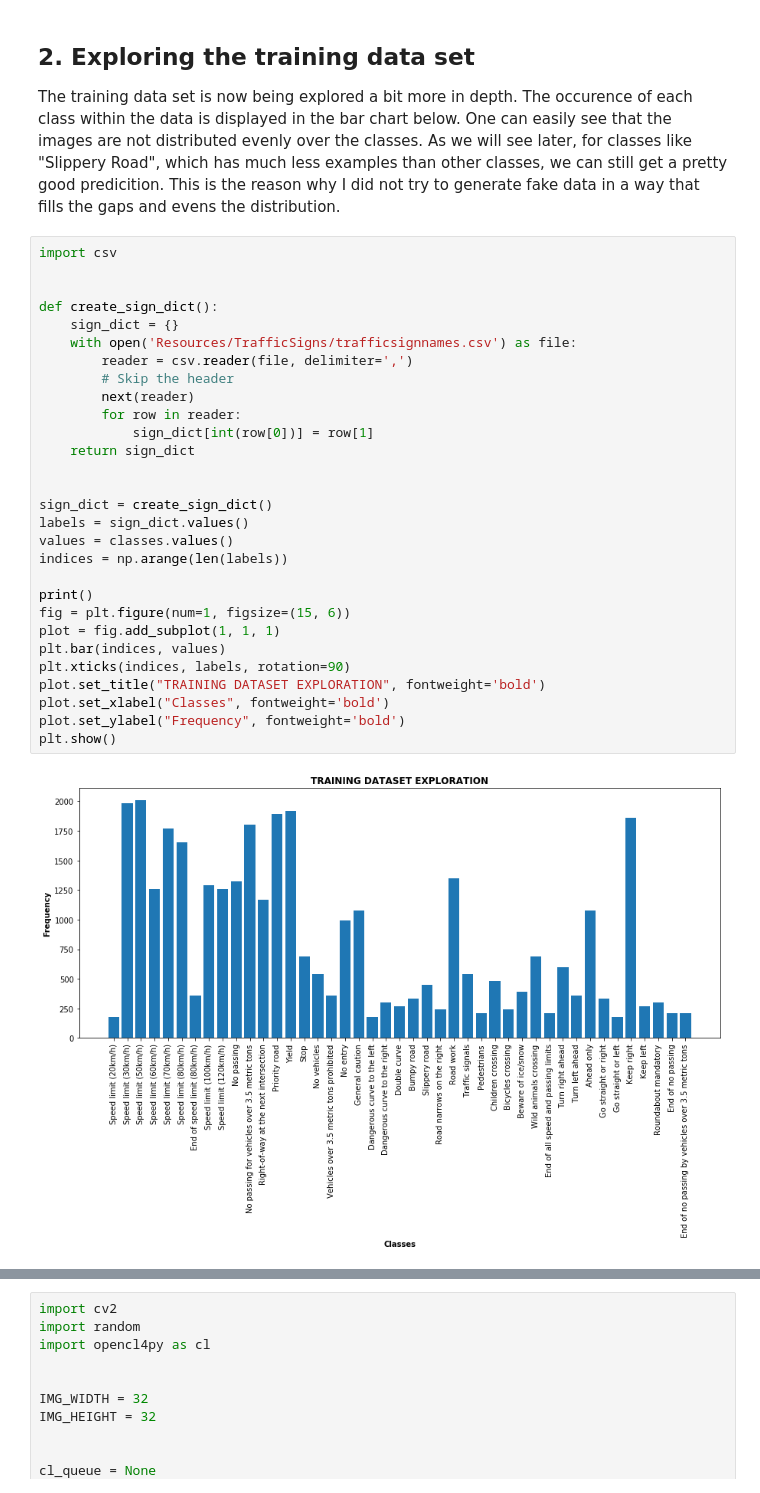
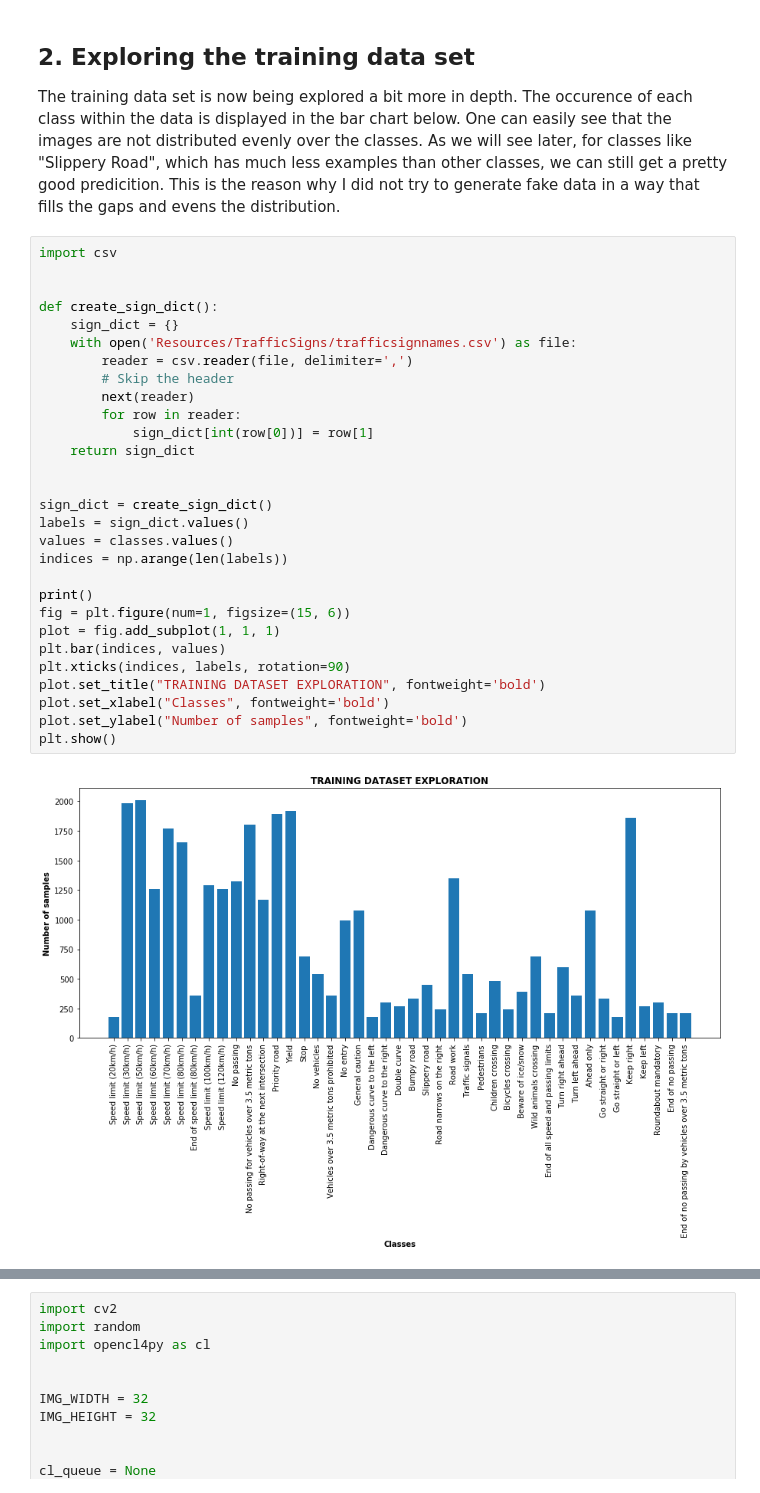
Before and after one commit to rocky3355/TrafficSignClassifier, a Jupyter notebook: Main.ipynb, the cells around one changed output, grey strips where cells are left out. Saved outputs shown, nothing was run; the diff lists cells and outputs as text.

```diff
--- a/Main.ipynb
+++ b/Main.ipynb
@@ -70,34 +70,34 @@ The training data set is now being explored a bit more in depth. The occurence o
 # %%
 import csv
 
 
 def create_sign_dict():
     sign_dict = {}
     with open('Resources/TrafficSigns/trafficsignnames.csv') as file:
         reader = csv.reader(file, delimiter=',')
         # Skip the header
         next(reader)
         for row in reader:
             sign_dict[int(row[0])] = row[1]
     return sign_dict
 
 
 sign_dict = create_sign_dict()
 labels = sign_dict.values()
 values = classes.values()
 indices = np.arange(len(labels))
 
 print()
 fig = plt.figure(num=1, figsize=(15, 6))
 plot = fig.add_subplot(1, 1, 1)
 plt.bar(indices, values)
 plt.xticks(indices, labels, rotation=90)
 plot.set_title("TRAINING DATASET EXPLORATION", fontweight='bold')
 plot.set_xlabel("Classes", fontweight='bold')
-plot.set_ylabel("Frequency", fontweight='bold')
+plot.set_ylabel("Number of samples", fontweight='bold')
 plt.show()
 # %% [output]
-[figure, old version]
+[figure, new version]
 # %% [markdown]
 ## 3. Image processing and fake data generation
 
```
Also changed, not shown: parts of 8 cells of this notebook, 3 other files.
